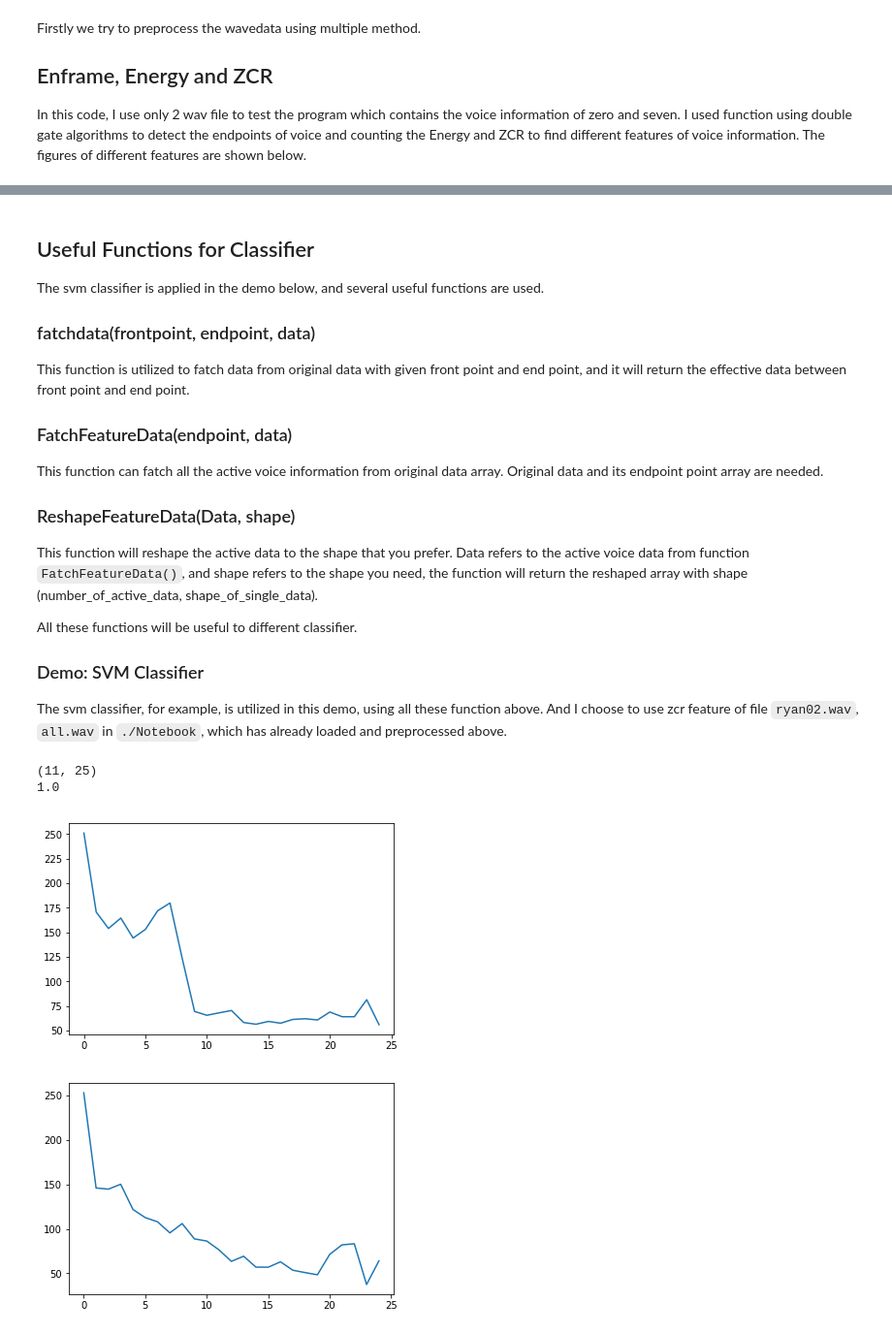
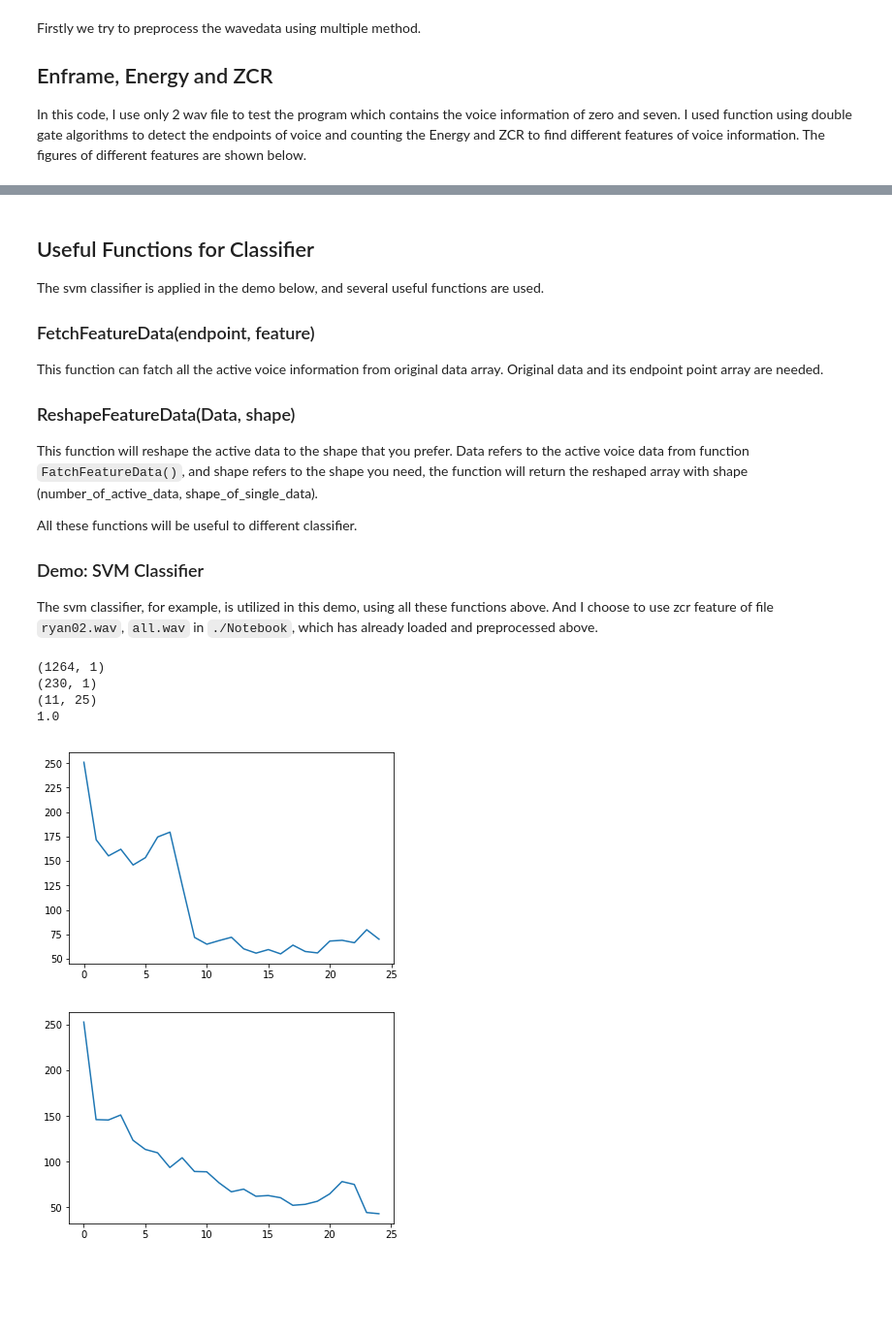
Before and after one commit to AlbertYang0112/DigitalSpeechRecognition, a Jupyter notebook: Notebook/Voice_Identification_experiment.ipynb, the cells around one changed output, grey strips where cells are left out. Shown at 97% size. Drawn from its saved outputs; the diff is of its cells as text; code cells hidden in the pictures; blank space fills up the shorter version.

```diff
--- a/Notebook/Voice_Identification_experiment.ipynb
+++ b/Notebook/Voice_Identification_experiment.ipynb
@@ -248,10 +254,8 @@ plt.grid('on')#标尺，on：有，off:无。
 
 The svm classifier is applied in the demo below, and several useful functions are used.
 
-### fatchdata(frontpoint, endpoint, data)
-This function is utilized to fatch data from original data with given front point and end point, and it will return the effective data between front point and end point.
 
-### FatchFeatureData(endpoint, data)
+### FetchFeatureData(endpoint, feature)
 This function can fatch all the active voice information from original data array. Original data and its endpoint point array are needed.
 
 ### ReshapeFeatureData(Data, shape)
@@ -260,72 +264,61 @@ This function will reshape the active data to the shape that you prefer. Data re
 All these functions will be useful to different classifier.
 
 ### Demo: SVM Classifier
-The svm classifier, for example, is utilized in this demo, using all these function above. And I choose to use zcr feature of file `ryan02.wav`, `all.wav` in `./Notebook`, which has already loaded and preprocessed above.
+The svm classifier, for example, is utilized in this demo, using all these functions above. And I choose to use zcr feature of file `ryan02.wav`, `all.wav` in `./Notebook`, which has already loaded and preprocessed above.
 # %%
 from scipy import interpolate
 from sklearn import svm
-def fatchdata(frontpoint, endpoint, data):
-    '''
-    This function is utilized to fatch the effective information of a voice data array.
-    :frontpoint: the front point of a voice information
-    :endpoint: the end point of a voice information
-    :data: the entire voice information
-    :Data: effective voice information
-    '''
-    Data = []
-    i = frontpoint
-    while i <= endpoint:
-        Data.append(data[i])
-        i += 1
-    return Data
 
-def FatchFeatureData(endpoint,data):
+def FetchFeatureData(endpoints,features):
     '''
     This information is utilized to fatch all the effective information from a voice data array
     :endpoint: the endpoint array of a certain voice data array
     :data: the voice feature information array
     '''
-    DataSet = []
-    index = int(len(endpoint)/2)
-    for i in range(index):
-        DataSet.append(fatchdata(endpoint[2*i],endpoint[2*i+1],data))
-    return DataSet
+    print(features.shape)
+    feature_list = []
+    segment_num = int(len(endpoints) / 2)
+    for i in range(segment_num):
+        start, end = endpoints[2 * i], endpoints[2 * i + 1]
+        feature_list.append(features[start: end])
+    return feature_list
 
-def ReshapeFeatureDataSet(Data, shape):
+def ReshapeFeatureDataSet(data, shape):
     '''
     This function is utilized for reshaping the information of data to the shape that you prefer.
     Cubic spline interpolate is utilized in reshaping the array.
     '''
-    DataSet = []
-    index = len(Data)
-    for i in range(index):
-        newshape = np.linspace(0,len(Data[i]),shape)
-        data = np.reshape(Data[i],len(Data[i]))
-        x = np.linspace(0,len(Data[i]),len(Data[i]))
-        f = interpolate.interp1d(x,data,kind = 'cubic')
-        DataSet.append(f(newshape))
-    return DataSet
+    data_set = []
+    for i in range(len(data)):
+        new_shape = np.linspace(0, len(data[i]), shape)
+        Data = np.reshape(data[i], len(data[i]))
+        x = np.linspace(0, len(data[i]), len(data[i]))
+        f = interpolate.interp1d(x, Data, kind='cubic')
+        data_set.append(f(new_shape))
+    return data_set
 
 '''
 svm demo
 the svm function is import from sklearn.
 '''
-Data1 = FatchFeatureData(endpoint2,zcr7)  # fatch zcr data
+Data1 = FetchFeatureData(endpoint2,zcr7)  # fatch zcr data
 Data1 = ReshapeFeatureDataSet(Data1,25)  # reshape data
-Data2 = FatchFeatureData(endpoint,zcr0)
+Data2 = FetchFeatureData(endpoint,zcr0)
 Data2 = ReshapeFeatureDataSet(Data2,25)
 DataSet = np.concatenate((Data1,Data2),axis = 0)  # concatenate two data arrays
 print(np.shape(DataSet))
 y = [0,1,2,3,4,5,6,7,8,9,7]  # classification result of DataSet
 plt.figure(1)
 plt.plot(Data1[7])
 plt.figure(2)
 plt.plot(DataSet[10])
 clt = svm.SVC(C=0.8, kernel='rbf', gamma=20, decision_function_shape='ovr')
 clt.fit(DataSet,y)  # svm classification
 print(clt.score(DataSet,y))  # svm score
 # %% [output]
+(1264, 1)
+(230, 1)
 (11, 25)
 1.0
-[figure, old version]
+[figure, new version]
-[figure, old version]
+[figure, new version]
```
Also changed, not shown: parts of 3 cells of this notebook, 3 other files.
